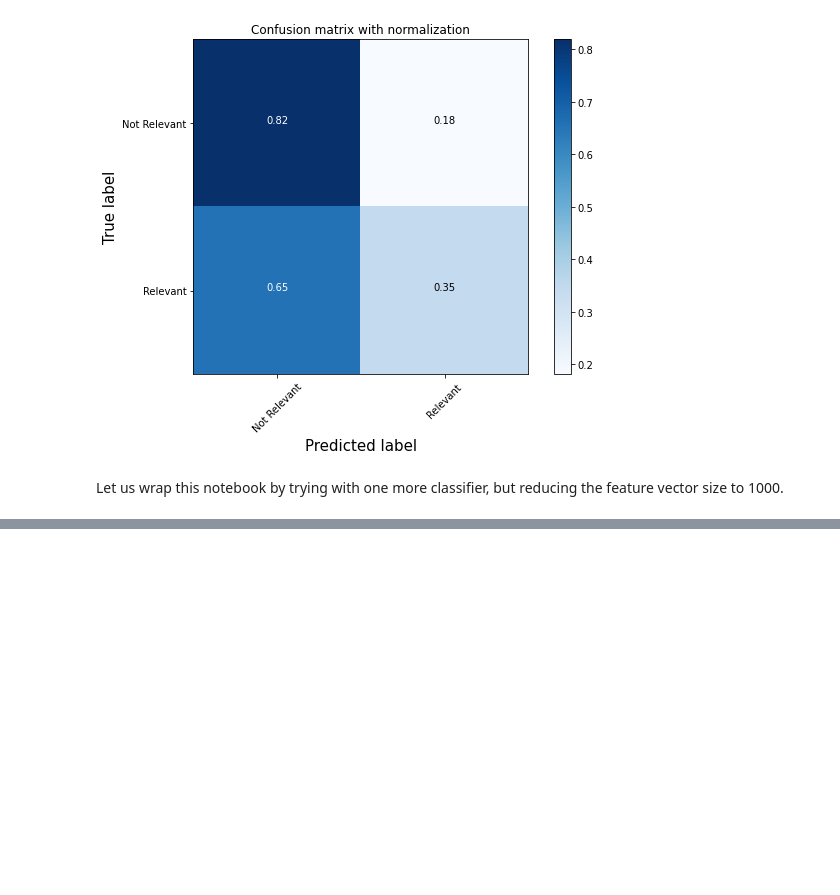
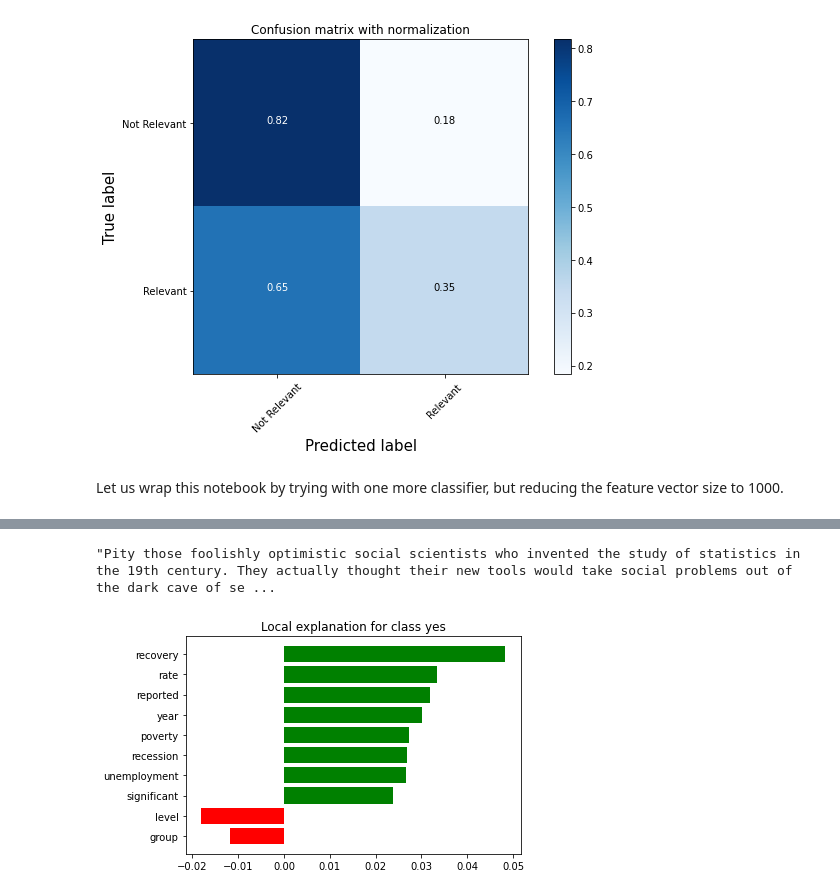
Before and after one commit to PawanKrGunjan/Natural-Language-Processing, a Jupyter notebook: Learn/Text Classification/naive-bayes-logistic-regression-svm.ipynb, the cells around one changed output, grey strips where cells are left out. Drawn from its saved outputs; the diff is of its cells as text; code cells hidden in the pictures; blank space fills up the shorter version.

```diff
--- a/Learn/Text Classification/naive-bayes-logistic-regression-svm.ipynb
+++ b/Learn/Text Classification/naive-bayes-logistic-regression-svm.ipynb
@@ -293,0 +301,7 @@ So, how do we choose whats the best? If we look at overall accuracy alone, we sh
+# %%
+pipe = make_pipeline(
+    CountVectorizer(preprocessor=clean, max_features=5000),
+    SVC(class_weight='balanced', degree = 2,  kernel = 'sigmoid', probability= True)
+)
+
+pipe.fit(X_train, y_train) # train the model(timing it with an IPython "magic command")
@@ -293,0 +336,7 @@ So, how do we choose whats the best? If we look at overall accuracy alone, we sh
+# %%
+mystring = list(X_test)[51] #Take a string from test instance
+class_names = ["no", "yes"] #not relevant, relevant
+
+explainer = LimeTextExplainer(class_names=class_names)
+exp = explainer.explain_instance(mystring, pipe.predict_proba, num_features=10)
+exp.as_list()
@@ -293,0 +354,9 @@ So, how do we choose whats the best? If we look at overall accuracy alone, we sh
+# %%
+mystring
+# %% [output]
+"Pity those foolishly optimistic social scientists who invented the study of statistics in the 19th century. They actually thought their new tools would take social problems out of the dark cave of se ...
+# %%
+%matplotlib inline
+fig = exp.as_pyplot_figure()
+# %% [output]
+[figure, added]
```
Also changed, not shown: parts of 13 cells of this notebook.
